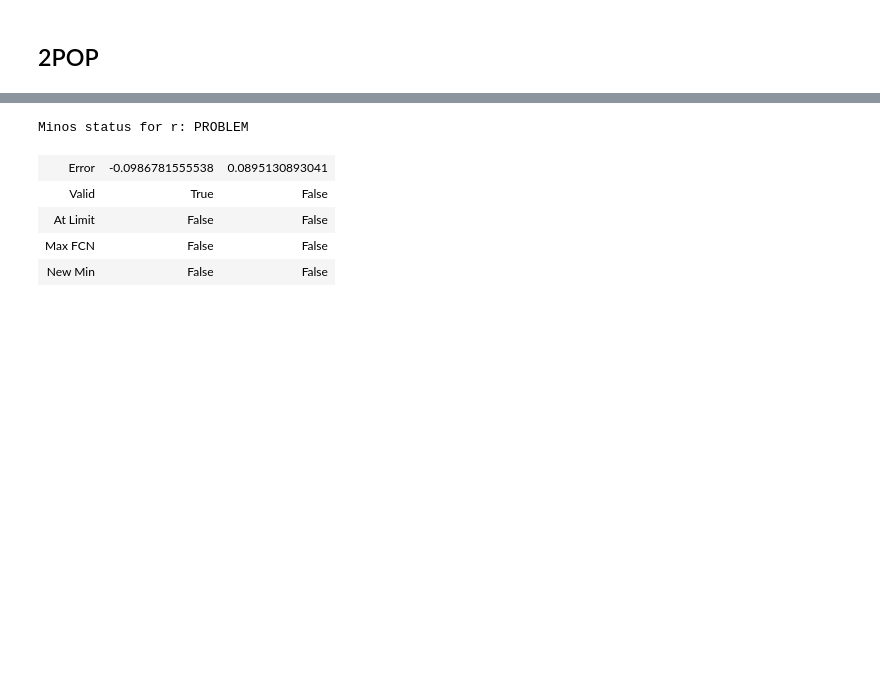
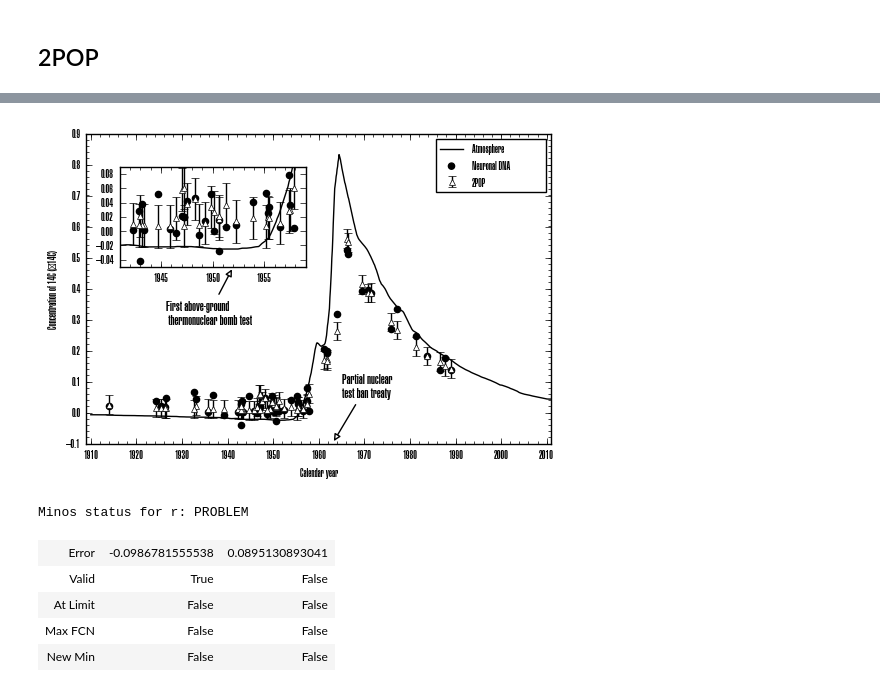
Before and after one commit to fabianrost84/C14, a Jupyter notebook: C14 parameter estimation.ipynb, the cells around one changed output, grey strips where cells are left out. Saved outputs shown, nothing was run; the diff lists cells and outputs as text; code cells hidden in the pictures; blank space fills up the shorter version.

Commit message:
Update figure 14C 2POP

```diff
--- a/C14 parameter estimation.ipynb
+++ b/C14 parameter estimation.ipynb
@@ -264,11 +264,9 @@ ax.set_yticks(sp.arange(-0.1, 0.91, 0.02), minor = True)
 ax.legend(loc='best', numpoints = 1, scatterpoints = 1)
 
 ax.set_xlabel('Calendar year')
-ax.set_ylabel('$\Delta^{14}$C')
+ax.set_ylabel(u'Concentration of 14C (Δ14C)')
 
-ax.annotate("First above-ground thermonuclear\n weapon test (Ivy Mike)", xy = (1952, K(1952)), xytext = (1965, -0.08),
-            arrowprops = dict(arrowstyle = '-|>', facecolor = 'white'))
-ax.annotate("Partial nuclear\ntest ban treaty", xy = (1963, K(1963)), xytext = (1967, 0.05),
+ax.annotate("Partial nuclear\ntest ban treaty", xy = (1963, ax.get_ylim()[0]), xytext = (1965, 0.05),
             arrowprops = dict(arrowstyle = '-|>', facecolor = 'white'))
 
 axins = inset_axes(ax,
@@ -288,6 +286,9 @@ axins.set_ylim(-0.05, 0.09)
 axins.set_xticks(sp.arange(1945, 1956, 5))
 axins.set_xticks(sp.arange(1942, 1959, 1), minor=True)
 
+axins.annotate("First above-ground\n thermonuclear bomb test", xy = (1952, axins.get_ylim()[0]), xytext = (1945.5, axins.get_ylim()[0] - 0.08),
+            arrowprops = dict(arrowstyle = '-|>', facecolor = 'white'), horizontalalignment = 'left')
+
 exportname = 'c14_predict_2POP'
 plt.savefig('{}.svg'.format(exportname))
 os.system('inkscape -D -z --file={0}.svg --export-pdf={0}.pdf'.format(exportname))
@@ -297,0 +298 @@ plt.show()
+[figure, added]
```
Also changed, not shown: parts of 3 cells of this notebook, 3 other files.
